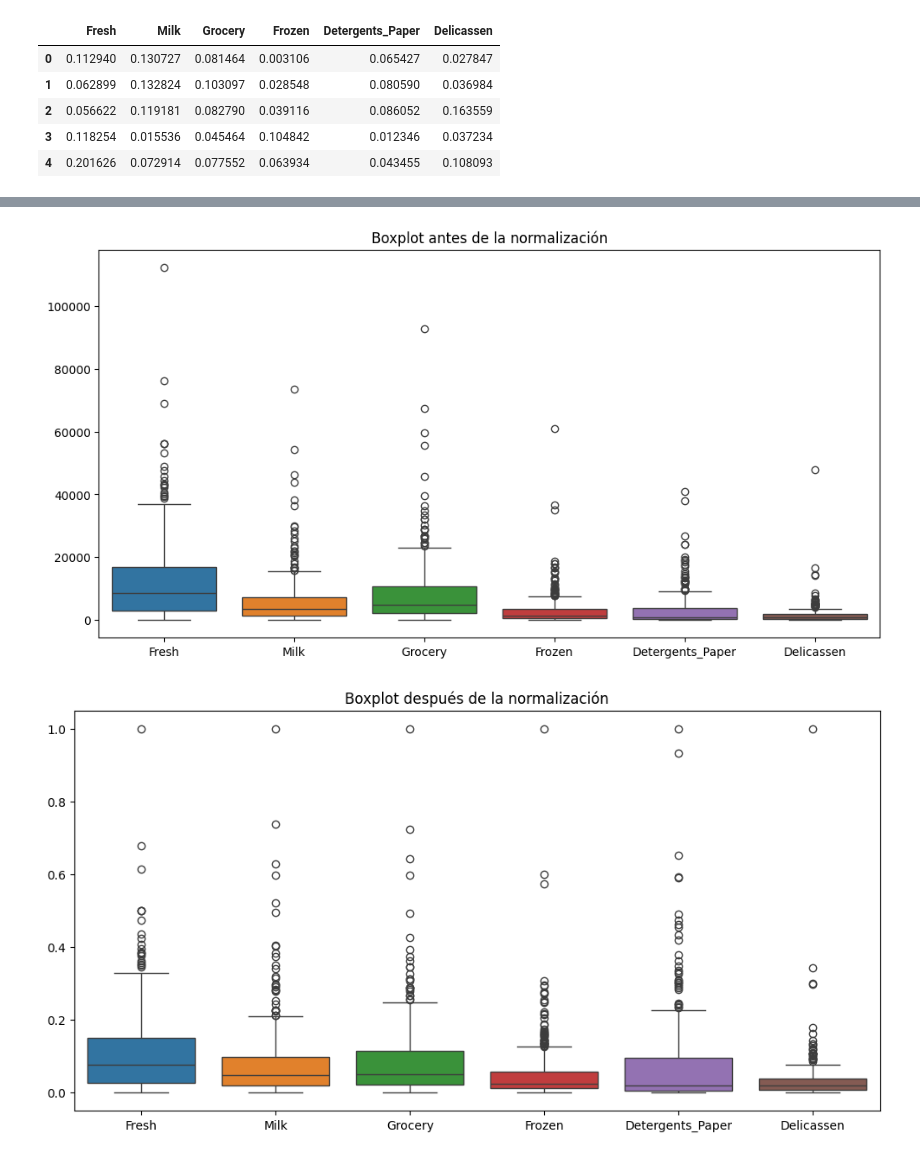
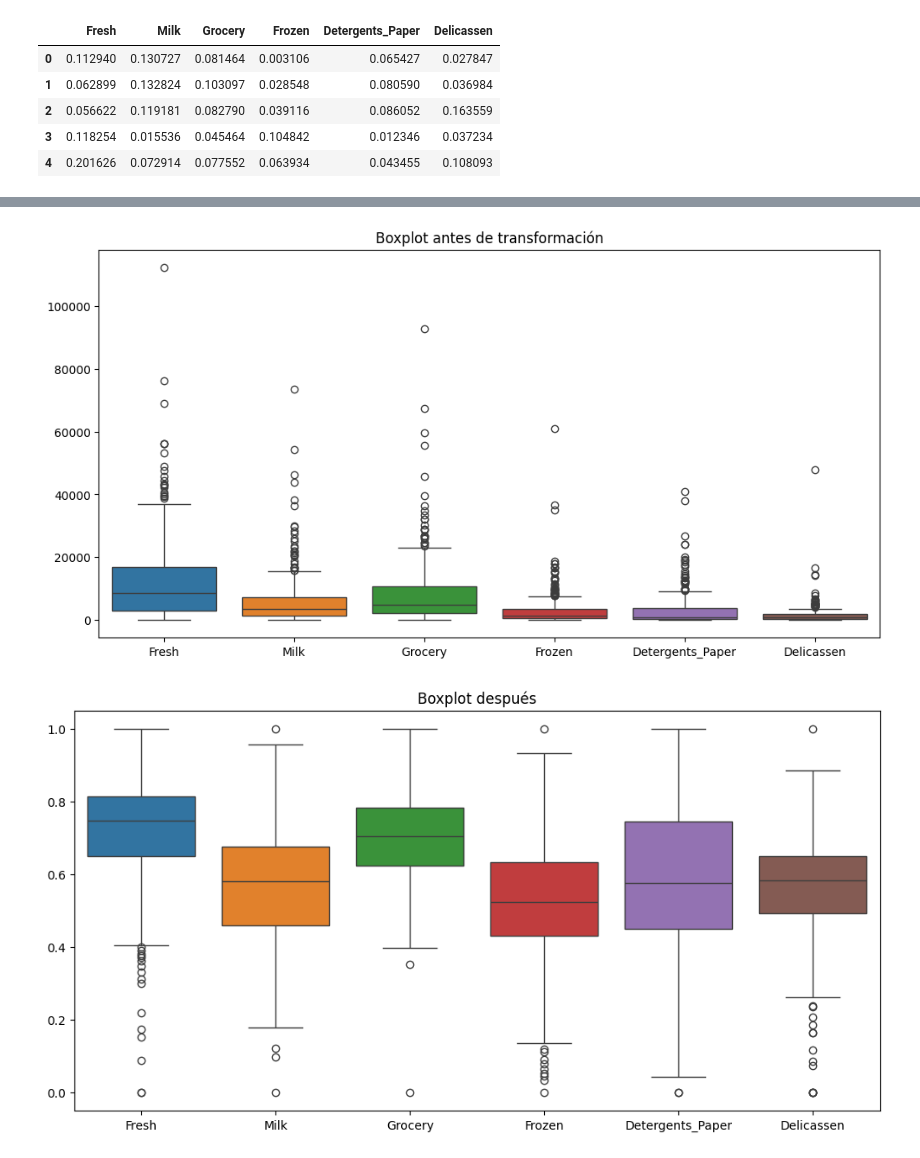
Before and after one commit to patrii10/ML_Customer_Segmentation, a Jupyter notebook: src/notebooks/EDA_inicial.ipynb, the cells around one changed output, grey strips where cells are left out. Drawn from its saved outputs; the diff is of its cells as text; code cells hidden in the pictures.

```diff
--- a/src/notebooks/EDA_inicial.ipynb
+++ b/src/notebooks/EDA_inicial.ipynb
@@ -133 +192,8 @@ plt.show()
+# %%
+# Transoformacion logaritmica
+df_log = np.log1p(df_selected)
+# %%
+#Escalado
+scaler = MinMaxScaler()
+df_scaled_log = pd.DataFrame(scaler.fit_transform(df_log), columns=df_selected.columns)
 # %%
@@ -160,15 +226,15 @@ array([[<Axes: title={'center': 'Fresh'}>,
 # %%
 # Boxplots antes de normalizar
 plt.figure(figsize=(12,6))
 sns.boxplot(data=df[features])
-plt.title("Boxplot antes de la normalización")
+plt.title("Boxplot antes de transformación")
 plt.show()
 
 # Boxplots después de normalizar
 plt.figure(figsize=(12,6))
-sns.boxplot(data=df_scaled)
-plt.title("Boxplot después de la normalización")
+sns.boxplot(data=df_scaled_log)
+plt.title("Boxplot después")
 plt.show()
 # %% [output]
 [figure]
-[figure, old version]
+[figure, new version]
```
Also changed, not shown: parts of 22 cells of this notebook, 10 other files.
